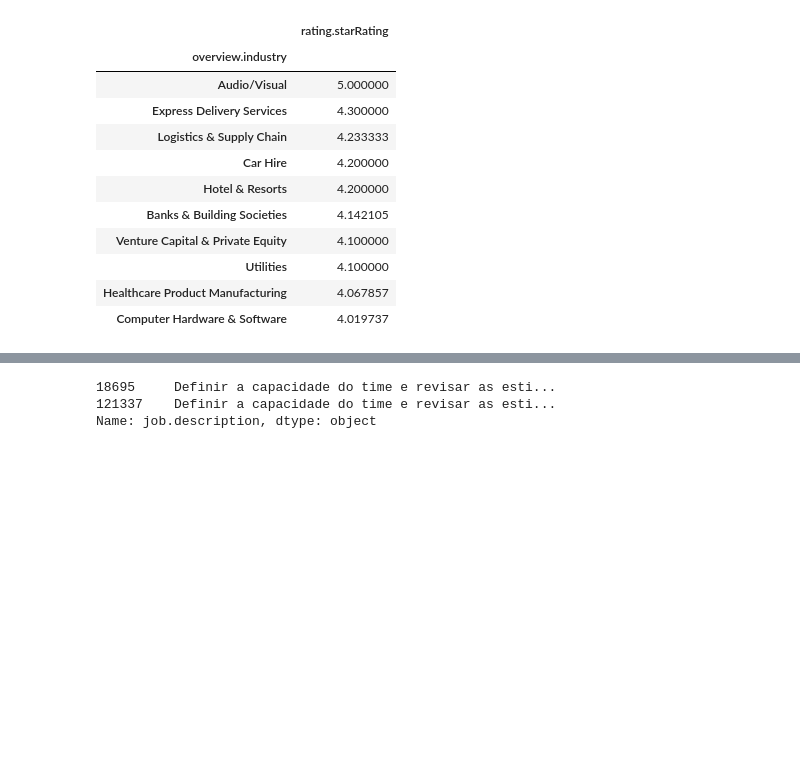
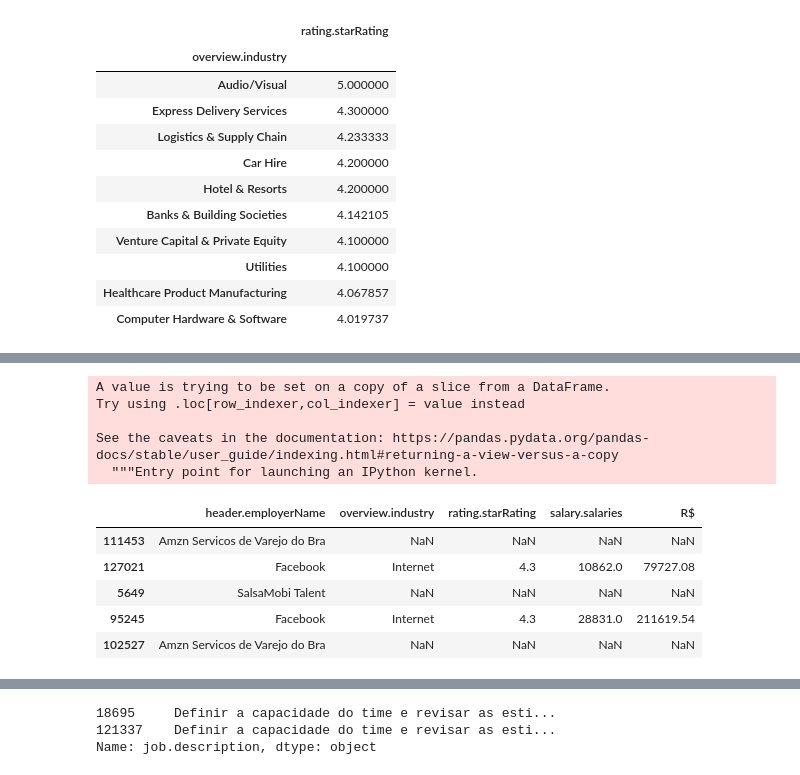
Before and after one commit to pathilink/Kaggle, a Jupyter notebook: glassdoor_br.ipynb, the cells around one changed output, grey strips where cells are left out. Drawn from its saved outputs; the diff is of its cells as text; code cells hidden in the pictures; blank space fills up the shorter version.

```diff
--- a/glassdoor_br.ipynb
+++ b/glassdoor_br.ipynb
@@ -360,0 +361,15 @@ employer_.sample(5)
+# %%
+employer_['R$'] = employer_['salary.salaries'] * 7.34    # libra em 04/11/2020
+employer_.sample(5)
+# %% [output]
+A value is trying to be set on a copy of a slice from a DataFrame.
+Try using .loc[row_indexer,col_indexer] = value instead
+
+See the caveats in the documentation: https://pandas.pydata.org/pandas-docs/stable/user_guide/indexing.html#returning-a-view-versus-a-copy
+  """Entry point for launching an IPython kernel.
+|  | header.employerName | overview.industry | rating.starRating | salary.salaries | R$ |
+| 111453 | Amzn Servicos de Varejo do Bra | NaN | NaN | NaN | NaN |
+| 127021 | Facebook | Internet | 4.3 | 10862.0 | 79727.08 |
+| 5649 | SalsaMobi Talent | NaN | NaN | NaN | NaN |
+| 95245 | Facebook | Internet | 4.3 | 28831.0 | 211619.54 |
+| 102527 | Amzn Servicos de Varejo do Bra | NaN | NaN | NaN | NaN |
```
Also changed, not shown: parts of 11 cells of this notebook.
